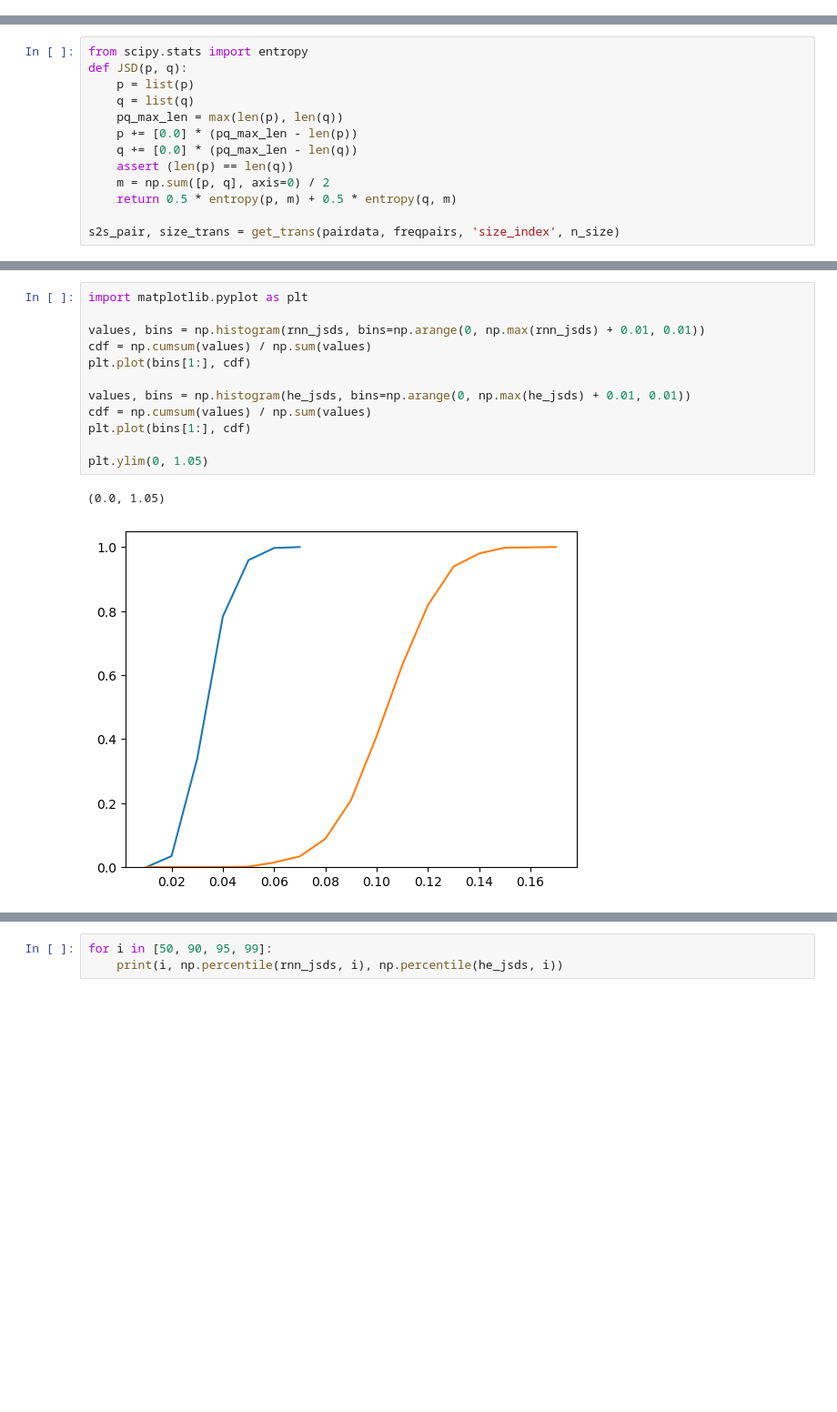
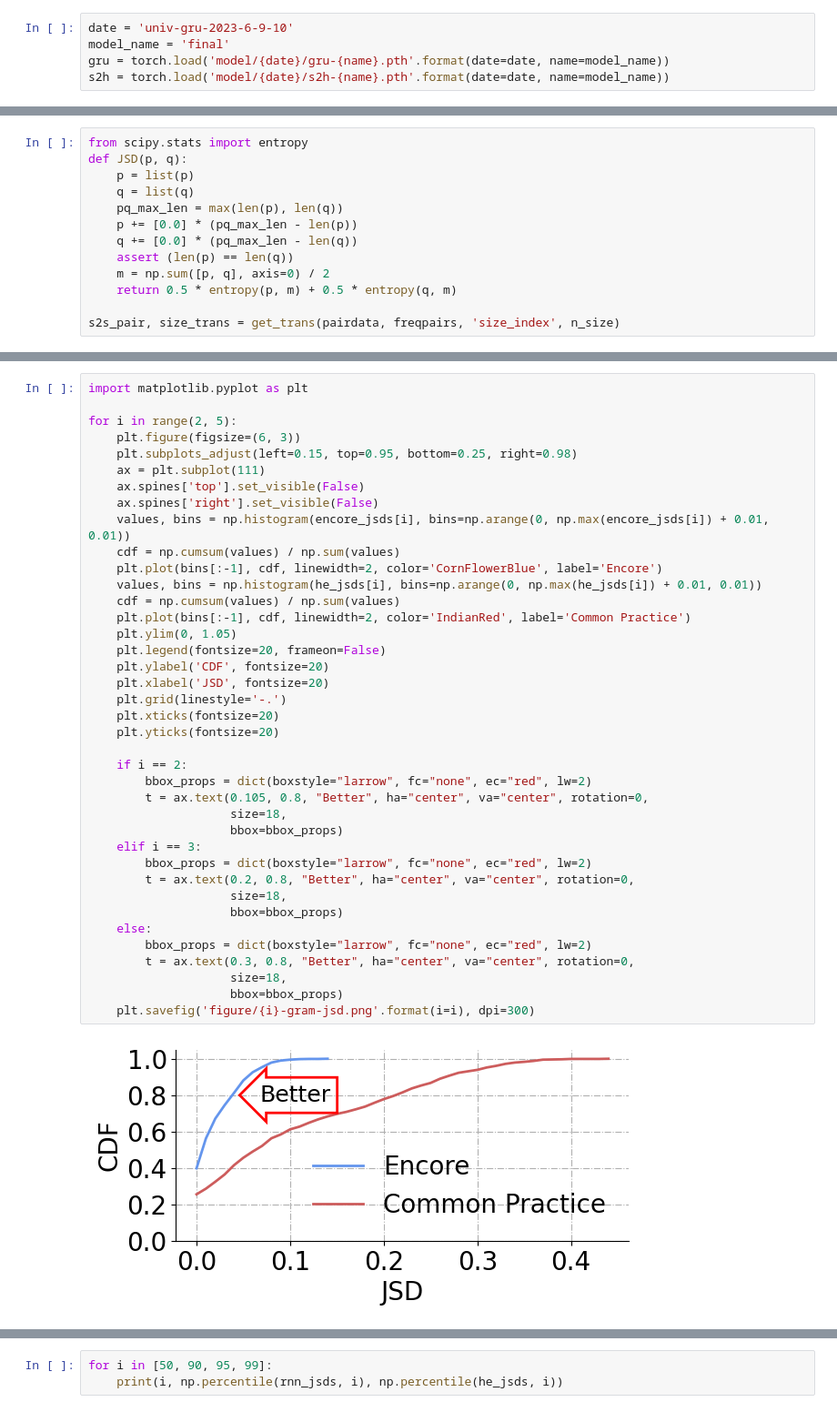
Before and after one commit to SijiangHuang/Encore-HotNets, a Jupyter notebook: gru.ipynb, the cells around one changed output, grey strips where cells are left out. Shown: that part at 91% size. Drawn from its saved outputs; the diff is of its cells as text; blank space fills up the shorter version.

```diff
--- a/gru.ipynb
+++ b/gru.ipynb
@@ -105,3 +100,8 @@ target_tensor = target_tensor.T.long().to(device)
+# %%
+date = 'univ-gru-2023-6-9-10'
+model_name = 'final'
+gru = torch.load('model/{date}/gru-{name}.pth'.format(date=date, name=model_name))
+s2h = torch.load('model/{date}/s2h-{name}.pth'.format(date=date, name=model_name))
 # %%
 def train(dataloader, optimizer):
     gru.train()
@@ -297,15 +450,41 @@ for pair in range(1000):
-# %%
-import matplotlib.pyplot as plt
-
-values, bins = np.histogram(rnn_jsds, bins=np.arange(0, np.max(rnn_jsds) + 0.01, 0.01))
-cdf = np.cumsum(values) / np.sum(values)
-plt.plot(bins[1:], cdf)
-
-values, bins = np.histogram(he_jsds, bins=np.arange(0, np.max(he_jsds) + 0.01, 0.01))
-cdf = np.cumsum(values) / np.sum(values)
-plt.plot(bins[1:], cdf)
-
-plt.ylim(0, 1.05)
-# %% [output]
-(0.0, 1.05)
-[figure, removed]
+# %%
+import matplotlib.pyplot as plt
+
+for i in range(2, 5):
+    plt.figure(figsize=(6, 3))
+    plt.subplots_adjust(left=0.15, top=0.95, bottom=0.25, right=0.98)
+    ax = plt.subplot(111)
+    ax.spines['top'].set_visible(False)
+    ax.spines['right'].set_visible(False)
+    values, bins = np.histogram(encore_jsds[i], bins=np.arange(0, np.max(encore_jsds[i]) + 0.01, 0.01))
+    cdf = np.cumsum(values) / np.sum(values)
+    plt.plot(bins[:-1], cdf, linewidth=2, color='CornFlowerBlue', label='Encore')
+    values, bins = np.histogram(he_jsds[i], bins=np.arange(0, np.max(he_jsds[i]) + 0.01, 0.01))
+    cdf = np.cumsum(values) / np.sum(values)
+    plt.plot(bins[:-1], cdf, linewidth=2, color='IndianRed', label='Common Practice')
+    plt.ylim(0, 1.05)
+    plt.legend(fontsize=20, frameon=False)
+    plt.ylabel('CDF', fontsize=20)
+    plt.xlabel('JSD', fontsize=20)
+    plt.grid(linestyle='-.')
+    plt.xticks(fontsize=20)
+    plt.yticks(fontsize=20)
+
+    if i == 2:
+        bbox_props = dict(boxstyle="larrow", fc="none", ec="red", lw=2)
+        t = ax.text(0.105, 0.8, "Better", ha="center", va="center", rotation=0,
+                    size=18,
+                    bbox=bbox_props)
+    elif i == 3:
+        bbox_props = dict(boxstyle="larrow", fc="none", ec="red", lw=2)
+        t = ax.text(0.2, 0.8, "Better", ha="center", va="center", rotation=0,
+                    size=18,
+                    bbox=bbox_props)
+    else:
+        bbox_props = dict(boxstyle="larrow", fc="none", ec="red", lw=2)
+        t = ax.text(0.3, 0.8, "Better", ha="center", va="center", rotation=0,
+                    size=18,
+                    bbox=bbox_props)
+    plt.savefig('figure/{i}-gram-jsd.png'.format(i=i), dpi=300)
+# %% [output]
+[figure, added]
```
Also changed, not shown: parts of 11 cells of this notebook, 15 other files.
